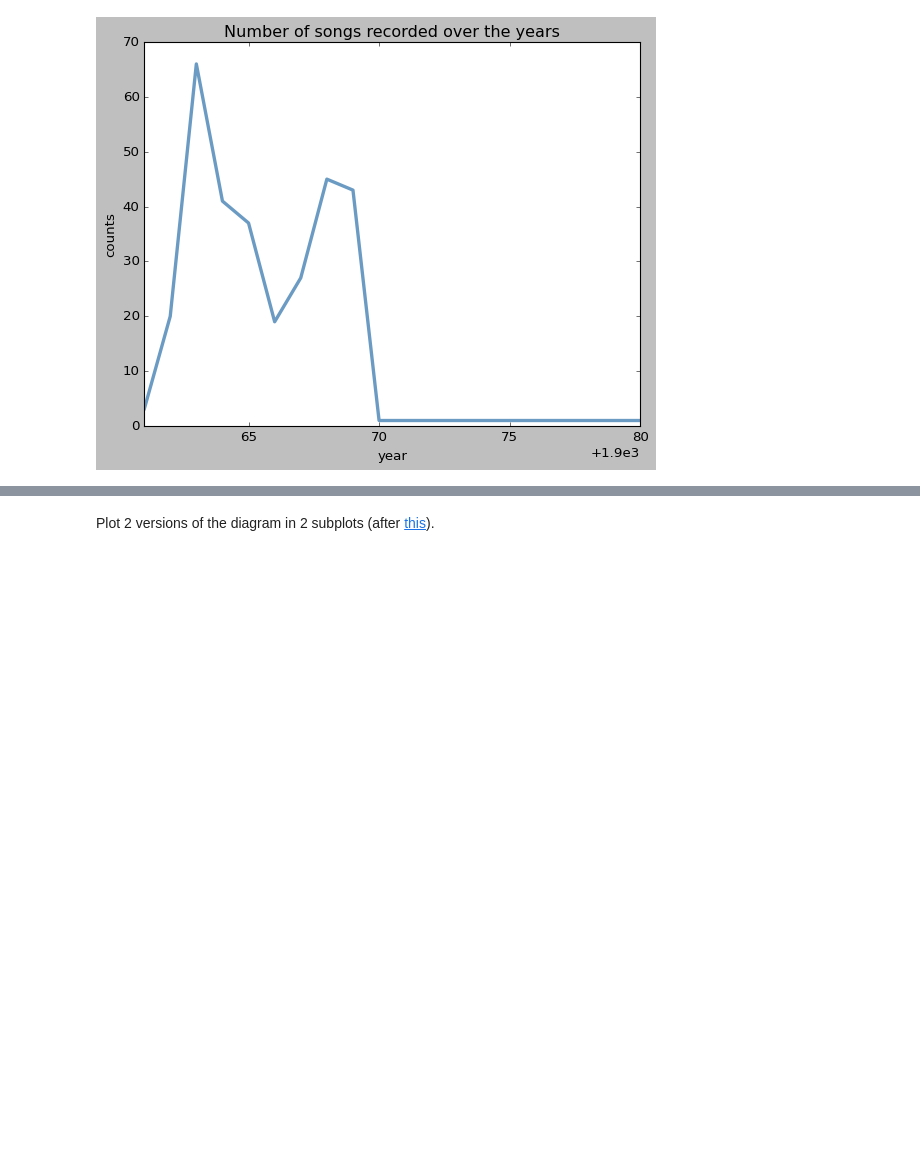
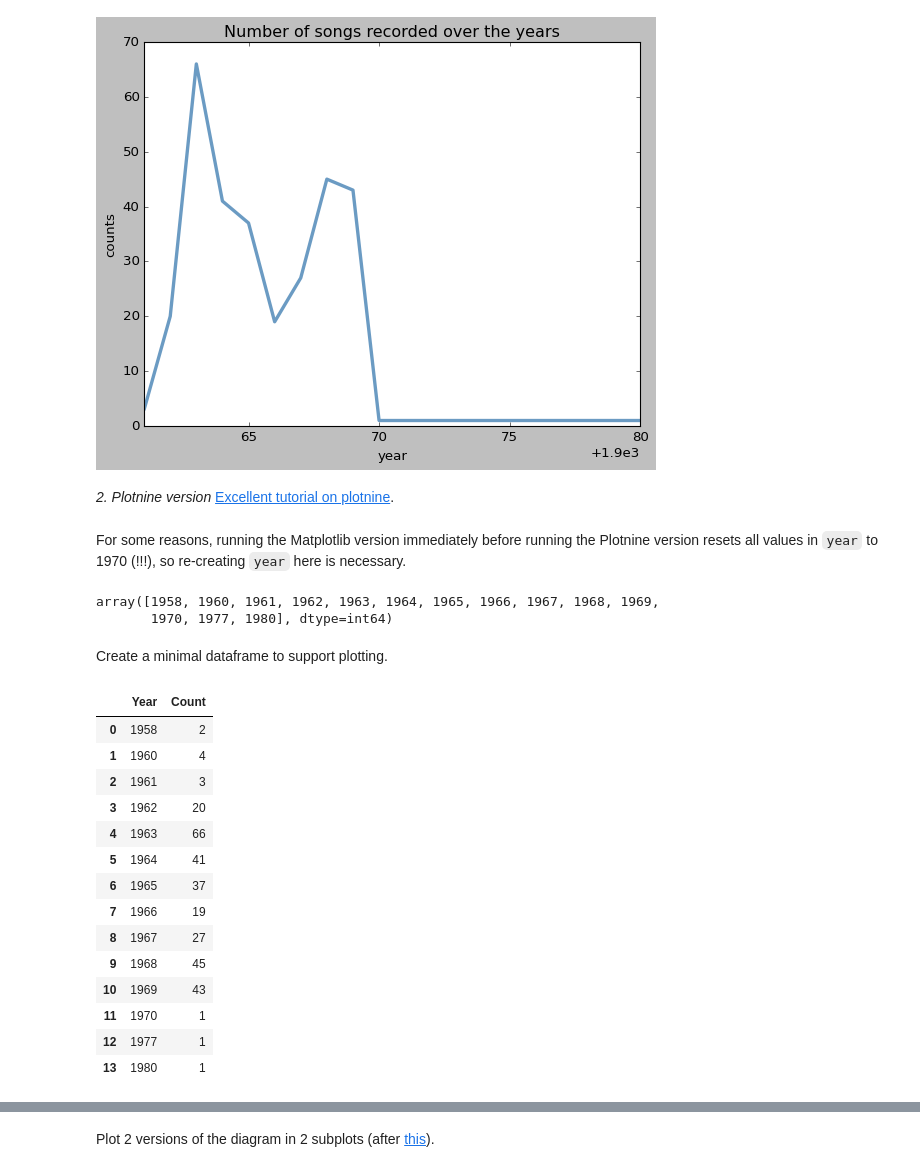
Before and after one commit to devedzic/eda, a Jupyter notebook: eda.ipynb, the cells around one changed output, grey strips where cells are left out. Cells and saved outputs as stored; diff of their text form; code cells hidden in the pictures; blank space fills up the shorter version.

```diff
--- a/eda.ipynb
+++ b/eda.ipynb
@@ -492,3 +497,35 @@ ax.set(xlim=(1961, 1980), ylim=(0, 70),
 ax.plot(year, counts, color='steelblue', linewidth=3, alpha=0.8);    # alpha: transparency (0-1)
 # %% [output]
 [figure]
+# %% [markdown]
+*2. Plotnine version*
+[Excellent tutorial on plotnine](https://realpython.com/ggplot-python/).
+# %% [markdown]
+For some reasons, running the Matplotlib version immediately before running the Plotnine version resets all values in `year` to 1970 (!!!), so re-creating `year` here is necessary.
+# %%
+year = np.array(val_counts_sorted_by_index.index)
+# display(year)
+# %% [output]
+array([1958, 1960, 1961, 1962, 1963, 1964, 1965, 1966, 1967, 1968, 1969,
+       1970, 1977, 1980], dtype=int64)
+# %% [markdown]
+Create a minimal dataframe to support plotting.
+# %%
+df = pd.DataFrame({'Year': year, 'Count': counts})
+df
+# %% [output]
+|  | Year | Count |
+| 0 | 1958 | 2 |
+| 1 | 1960 | 4 |
+| 2 | 1961 | 3 |
+| 3 | 1962 | 20 |
+| 4 | 1963 | 66 |
+| 5 | 1964 | 41 |
+| 6 | 1965 | 37 |
+| 7 | 1966 | 19 |
+| 8 | 1967 | 27 |
+| 9 | 1968 | 45 |
+| 10 | 1969 | 43 |
+| 11 | 1970 | 1 |
+| 12 | 1977 | 1 |
+| 13 | 1980 | 1 |
```
Also changed, not shown: parts of 17 cells of this notebook.
